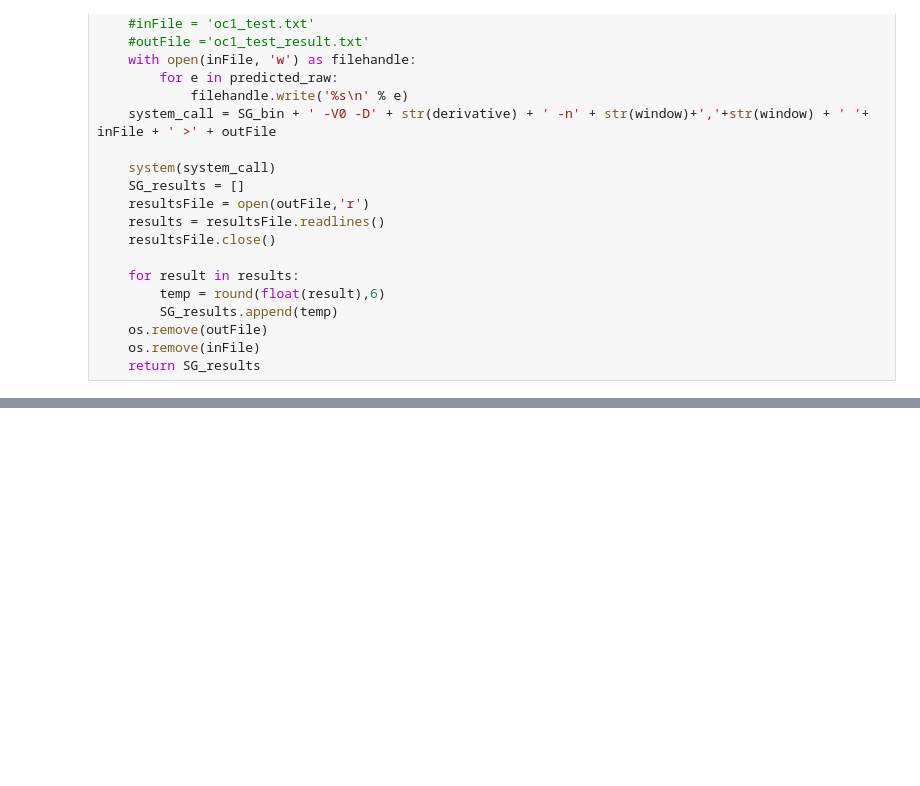
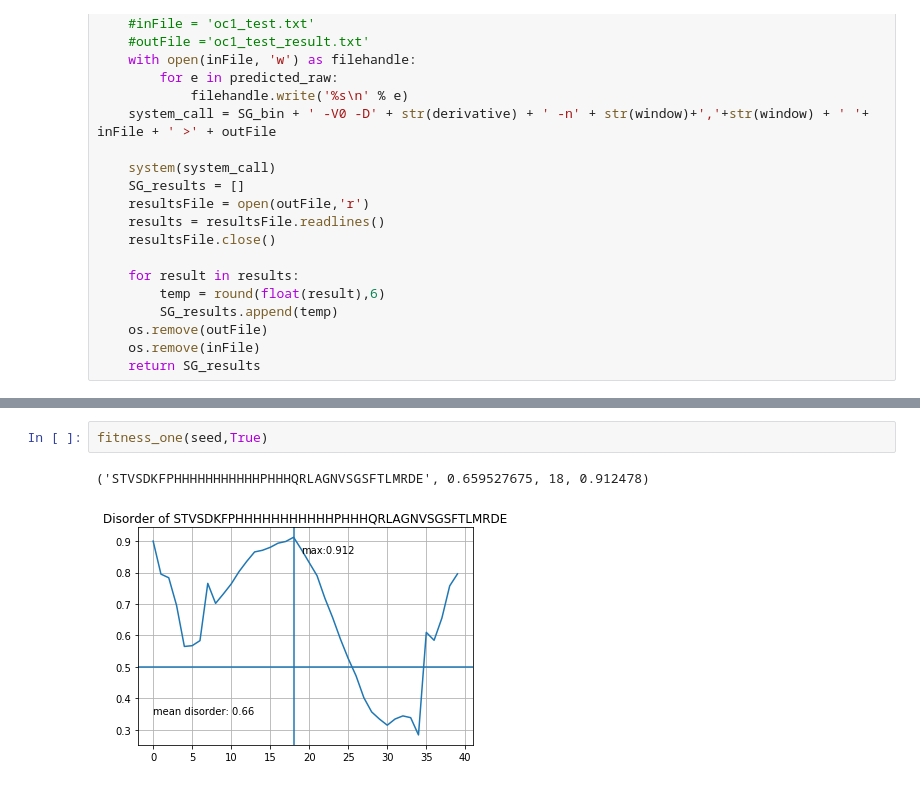
Before and after one commit to xiaodongeast/ProteinPrediction, a Jupyter notebook: dis_prediction.ipynb, the cells around one changed output, grey strips where cells are left out. Saved outputs shown, nothing was run; the diff lists cells and outputs as text; blank space fills up the shorter version.

```diff
--- a/dis_prediction.ipynb
+++ b/dis_prediction.ipynb
@@ -136,0 +299,5 @@ print(COILS_smooth,'\n\n', COILS_raw)
+# %%
+fitness_one(seed,True)
+# %% [output]
+('STVSDKFPHHHHHHHHHHHPHHHQRLAGNVSGSFTLMRDE', 0.659527675, 18, 0.912478)
+[figure, added]
```
Also changed, not shown: parts of 14 cells of this notebook.
